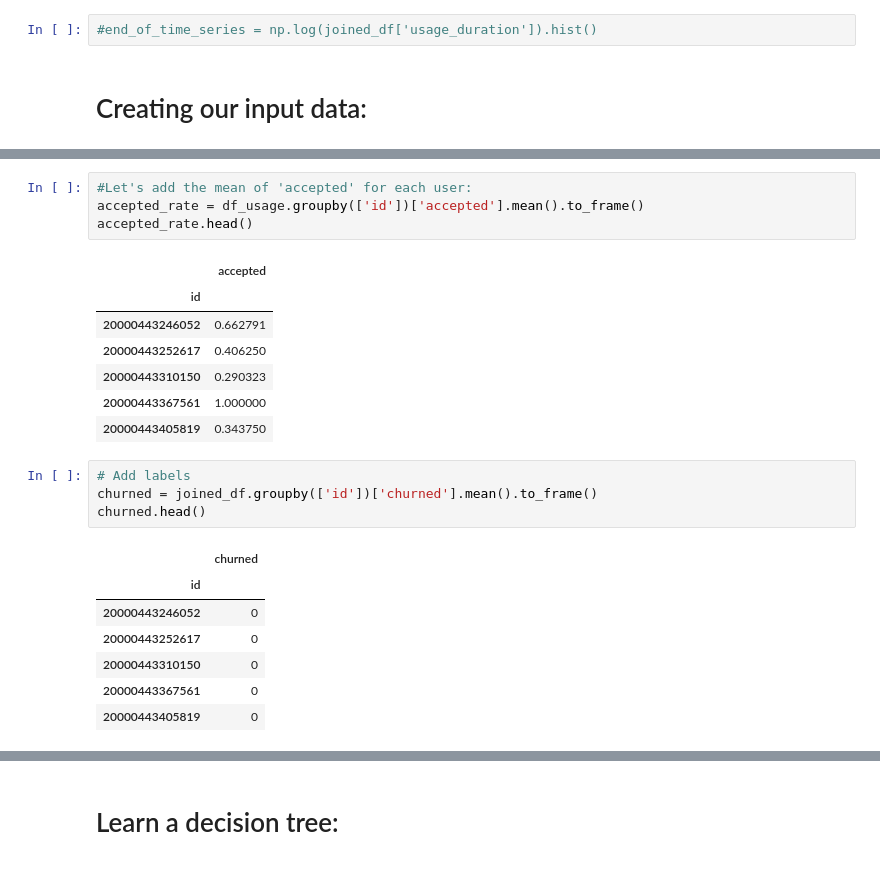
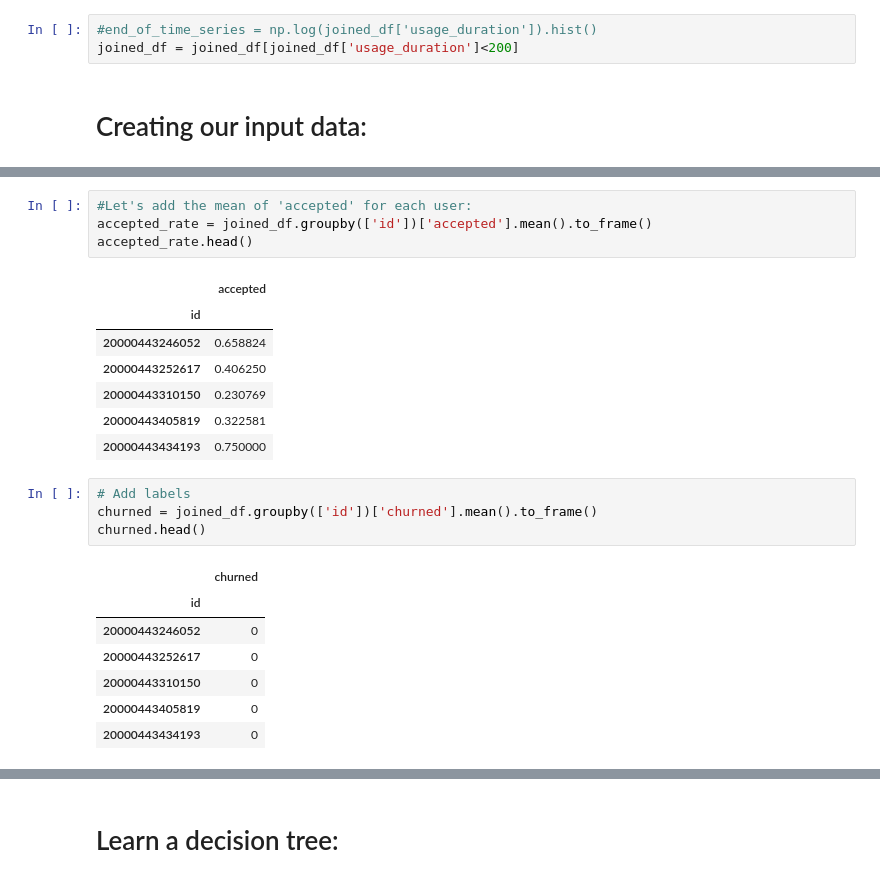
Before and after one commit to tomyitav/datahack-2018-challenge, a Jupyter notebook: datahack_2018.ipynb, the cells around one changed output, grey strips where cells are left out. Saved outputs shown, nothing was run; the diff lists cells and outputs as text.

```diff
--- a/datahack_2018.ipynb
+++ b/datahack_2018.ipynb
@@ -193,6 +197,7 @@ joined_df.groupby(['id', 'churned'])[['accepted']].mean().boxplot(by='churned')
 # TODO: Filter outliers
 # %%
 #end_of_time_series = np.log(joined_df['usage_duration']).hist()
+joined_df = joined_df[joined_df['usage_duration']<200]
 # %% [markdown]
 # Creating our input data:
 # %%
@@ -260,15 +265,15 @@ users_usage_summaries.head()
 # %%
 #Let's add the mean of 'accepted' for each user:
-accepted_rate = df_usage.groupby(['id'])['accepted'].mean().to_frame()
+accepted_rate = joined_df.groupby(['id'])['accepted'].mean().to_frame()
 accepted_rate.head()
 # %% [output]
 |  | accepted |
 | id |  |
-| 20000443246052 | 0.662791 |
+| 20000443246052 | 0.658824 |
 | 20000443252617 | 0.406250 |
-| 20000443310150 | 0.290323 |
-| 20000443367561 | 1.000000 |
-| 20000443405819 | 0.343750 |
+| 20000443310150 | 0.230769 |
+| 20000443405819 | 0.322581 |
+| 20000443434193 | 0.750000 |
 # %%
 # Add labels
 churned = joined_df.groupby(['id'])['churned'].mean().to_frame()
@@ -279,7 +284,7 @@ churned.head()
 | 20000443246052 | 0 |
 | 20000443252617 | 0 |
 | 20000443310150 | 0 |
-| 20000443367561 | 0 |
 | 20000443405819 | 0 |
+| 20000443434193 | 0 |
 # %%
 #Assemble all the features
```
Also changed, not shown: parts of 15 cells of this notebook.
